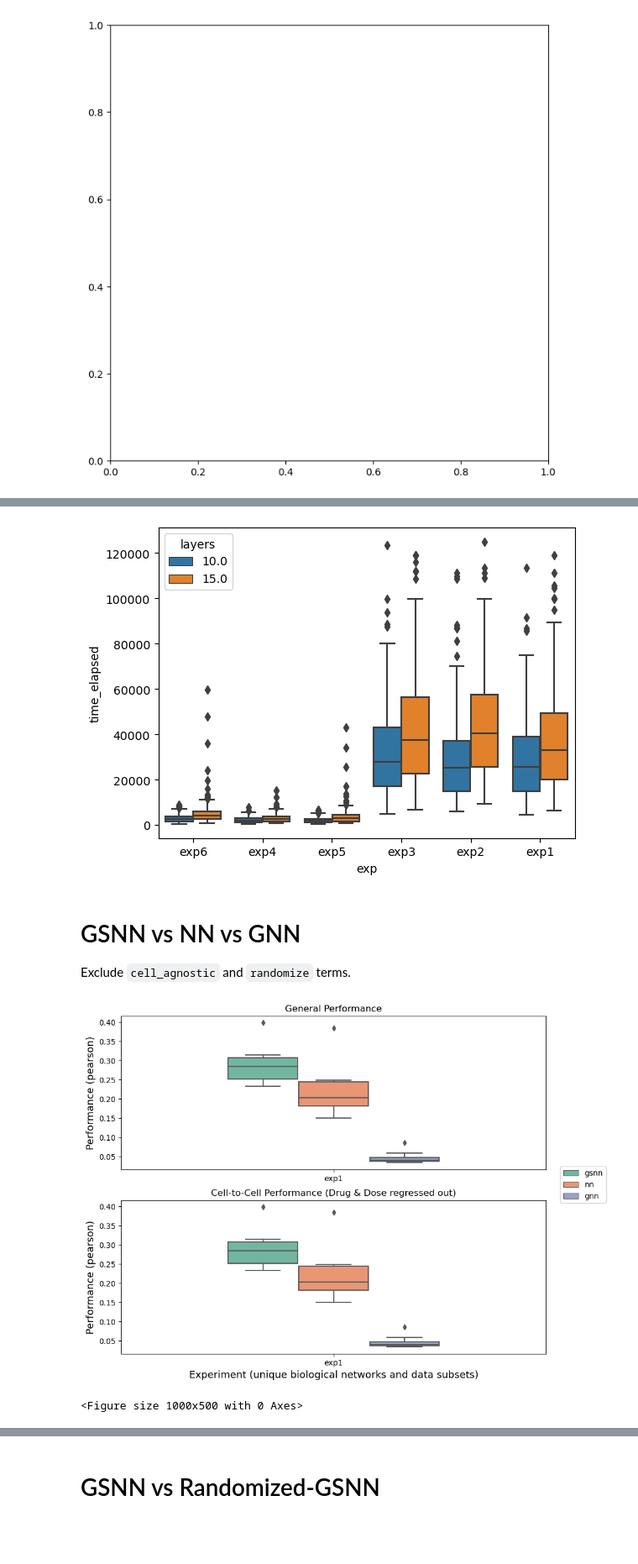
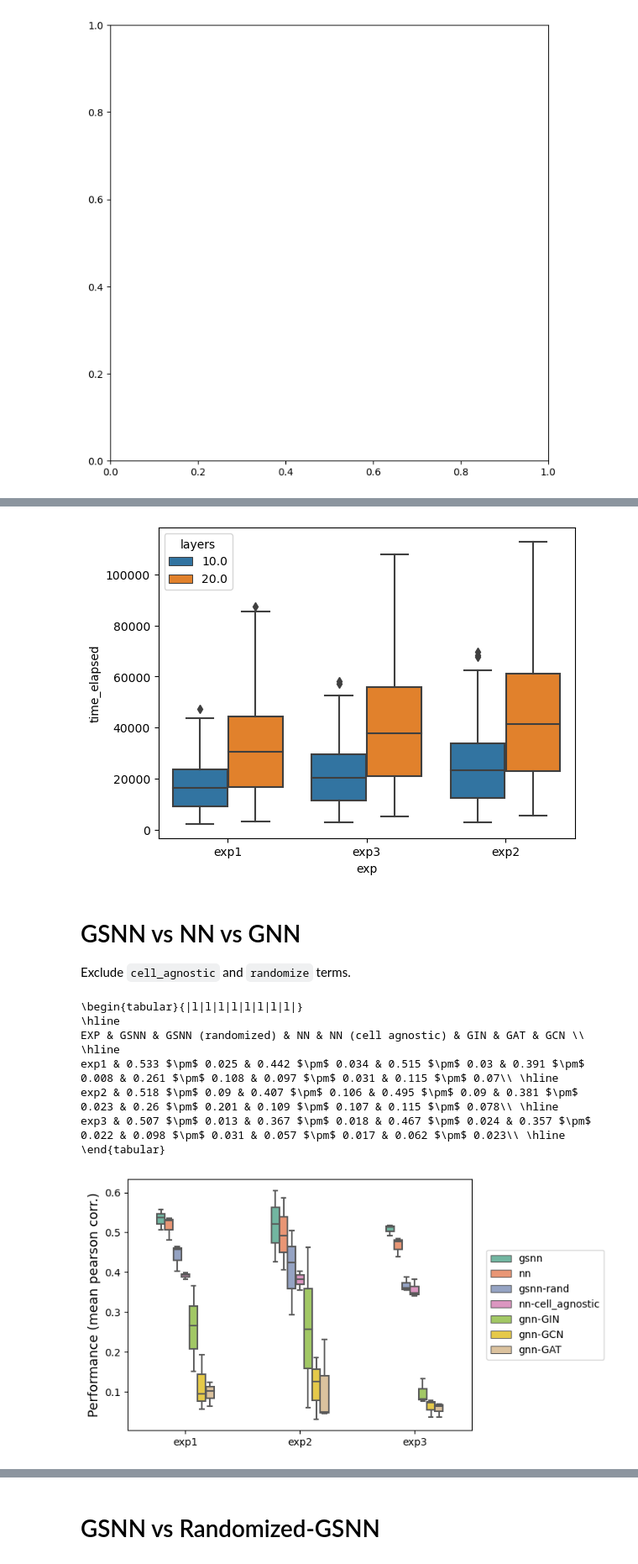
Before and after one commit to nathanieljevans/GSNN, a Jupyter notebook: notebooks/RESULTS_FIGURES.ipynb, the cells around one changed output, grey strips where cells are left out. Shown at 84% size. Drawn from its saved outputs; the diff is of its cells as text; code cells hidden in the pictures; blank space fills up the shorter version.

```diff
--- a/notebooks/RESULTS_FIGURES.ipynb
+++ b/notebooks/RESULTS_FIGURES.ipynb
@@ -10,11 +10,13 @@ from scipy.stats import ttest_rel
 
 The results file can be generated using `scripts/agg_results.py`
 # %%
-res = pd.read_csv('../output/results01.csv')
+res = pd.read_csv('../output/results.csv')
 res = res.assign(name=[f'model={m}_rand={bool(r)}_cag={bool(ca)}' for m,r,ca in res[['model', 'randomize', 'cell_agnostic']].values ])
 res = res.assign(fold=lambda x: [x.split('/')[-1].split('-')[-1] for x in x.fold.values])# FOLD.str.split(pat='/', expand=True)
-res = res.assign(exp=lambda x: [x.split('/')[2] for x in x.data.values])# FOLD.str.split(pat='/', expand=True)
-res = res.assign(model2 = [m if r == 0 else m + '-rand' for m,r in res[['model', 'randomize']].values])
+res = res.assign(exp=lambda x: [x.split('/')[2].strip('-') for x in x.data.values])# FOLD.str.split(pat='/', expand=True)
+res = res.assign(model2 = [m if m != 'gnn' else m + '-' + gnn for m,gnn in res[['model', 'gnn']].values])
+res = res.assign(model3 = [m if r == 0 else m + '-rand' for m,r in res[['model2', 'randomize']].values])
+res = res.assign(model4 = [m if ca == 0 else m + '-cell_agnostic' for m,ca in res[['model3', 'cell_agnostic']].values])
 res.head()
 # %% [output]
 |  | batch | cell_agnostic | channels | crit | data | device | dropout | epochs | fold | gnn | ... |
@@ -36,7 +43,7 @@ array(['exp1'], dtype=object)
 metric = 'mean_r_val' #'r_cell_val' ##'mse_val' #'r2_val' # 'r_flat_val'
 lower_is_better = False
 # %%
-bres = res[lambda x: ~x[metric].isna()].sort_values(metric, ascending=lower_is_better).drop_duplicates(['EXP_ID', 'fold', 'model', 'randomize', 'cell_agnostic'])
+bres = res[lambda x: ~x[metric].isna()].sort_values(metric, ascending=lower_is_better).drop_duplicates(['EXP_ID', 'fold', 'model3', 'cell_agnostic']).reset_index()
 
 bres.head()
 # %% [output]
@@ -260,35 +281,65 @@ plt.figure()
 sbn.boxplot(x='exp', y='time_elapsed', hue='layers', data=res[lambda x: (x.model == 'gsnn') & (x.randomize == 0)])
 plt.show()
 # %% [output]
-[figure, old version]
+[figure, new version]
 # %% [markdown]
 # GSNN vs NN vs GNN
 
 Exclude `cell_agnostic` and `randomize` terms.
 # %%
 metric = 'mean_r_test'
+# %%
+model_order = ['gsnn', 'gsnn-rand', 'nn', 'nn-cell_agnostic', 'gnn-GIN', 'gnn-GAT', 'gnn-GCN']
+model_names = ['GSNN', 'GSNN (randomized)', 'NN', 'NN (cell agnostic)', 'GIN', 'GAT', 'GCN']
+
+print('\\begin{tabular}{|l|l|l|l|l|l|l|l|}')
+print('\hline')
+print('EXP &', ' & '.join(model_names), end=' ')
+print('\\\\ \hline')
+
+for exp in order:
+    exp_mean = bres[lambda x: x.exp == exp].groupby(['model4']).mean(numeric_only=True).reset_index()
+    exp_std = bres[lambda x: x.exp == exp].groupby(['model4']).std(numeric_only=True).reset_index()
+    for i,(mean, std) in enumerate(zip(np.round(exp_mean[['model4', metric]].set_index('model4').T[model_order].values, 3).ravel().astype(str),
+                         np.round(exp_std[['model4', metric]].set_index('model4').T[model_order].values, 3).ravel().astype(str))):
+
+        if i == 0:
+            print(f'{exp} & ', end='')
+        else:
+            print(' & ', end='')
+        print(mean, '$\pm$', std, end='')
+
+    print('\\\\ \\hline')
+
+print('\\end{tabular}')
+# %% [output]
+\begin{tabular}{|l|l|l|l|l|l|l|l|}
+\hline
+EXP & GSNN & GSNN (randomized) & NN & NN (cell agnostic) & GIN & GAT & GCN \\ \hline
+exp1 & 0.533 $\pm$ 0.025 & 0.442 $\pm$ 0.034 & 0.515 $\pm$ 0.03 & 0.391 $\pm$ 0.008 & 0.261 $\pm$ 0.108 & 0.097 $\pm$ 0.031 & 0.115 $\pm$ 0.07\\ \hline
+exp2 & 0.518 $\pm$ 0.09 & 0.407 $\pm$ 0.106 & 0.495 $\pm$ 0.09 & 0.381 $\pm$ 0.023 & 0.26 $\pm$ 0.201 & 0.109 $\pm$ 0.107 & 0.115 $\pm$ 0.078\\ \hline
+exp3 & 0.507 $\pm$ 0.013 & 0.367 $\pm$ 0.018 & 0.467 $\pm$ 0.024 & 0.357 $\pm$ 0.022 & 0.098 $\pm$ 0.031 & 0.057 $\pm$ 0.017 & 0.062 $\pm$ 0.023\\ \hline
+\end{tabular}
 # %%
 fontsize=13
 
-f,axes = plt.subplots(2,1, figsize=(10,8), sharex=False)
-g = sbn.boxplot(ax=axes.flat[0], x='exp', y=metric, hue='model2', data=bres[lambda x: (x.cell_agnostic.values == 0) & (x.randomize.values == 0.)], order=order, width=0.5, orient='v', palette=sbn.color_palette("Set2"))
-g.legend(loc='right', bbox_to_anchor=(1.15, -0.1), ncol=1)
-axes.flat[0].set_xlabel(None)
-axes.flat[0].set_ylabel('Performance (pearson)', fontsize=fontsize)
-axes.flat[0].set_title('General Performance')
+f,axes = plt.subplots(1,1, figsize=(8,4), sharex=False)
+g = sbn.boxplot(ax=axes, x='exp', y=metric, hue='model4', data=bres, order=order, width=0.5, orient='v', palette=sbn.color_palette("Set2"))
+g.legend(loc='right', bbox_to_anchor=(1.4, 0.5), ncol=1)
+axes.set_xlabel(None)
+axes.set_ylabel('Performance (mean pearson corr.)', fontsize=fontsize)
+#axes.set_title('General Performance')
 
-f = plt.figure(figsize=(10,5))
-g = sbn.boxplot(ax=axes.flat[1], x='exp', y='r_cell_test', hue='model2', data=bres[lambda x: (x.cell_agnostic.values == 0) & (x.randomize.values == 0.)], order=order, width=0.5, orient='v', palette=sbn.color_palette("Set2"))
-axes.flat[1].get_legend().set_visible(False)
-axes.flat[1].set_ylabel('Performance (pearson)', fontsize=fontsize)
-axes.flat[1].set_xlabel('Experiment (unique biological networks and data subsets)', fontsize=fontsize)
-axes.flat[1].set_title('Cell-to-Cell Performance (Drug & Dose regressed out)')
+#g = sbn.boxplot(ax=axes.flat[1], x='exp', y='r_cell_test', hue='model4', data=bres, order=order, width=0.5, orient='v', palette=sbn.color_palette("Set2"))
+#axes.flat[1].get_legend().set_visible(False)
+#axes.flat[1].set_ylabel('Performance (pearson)', fontsize=fontsize)
+#axes.flat[1].set_xlabel('Experiment (unique biological networks and data subsets)', fontsize=fontsize)
+#axes.flat[1].set_title('Cell-to-Cell Performance (Drug & Dose regressed out)')
 
 plt.tight_layout()
 plt.show()
 # %% [output]
-[figure, old version]
+[figure, new version]
-<Figure size 1000x500 with 0 Axes>
 # %%
 plt.figure()
 sbn.boxplot(x='model', y='r_flat_test', data=bres)
```
Also changed, not shown: parts of 26 cells of this notebook, 23 other files.
